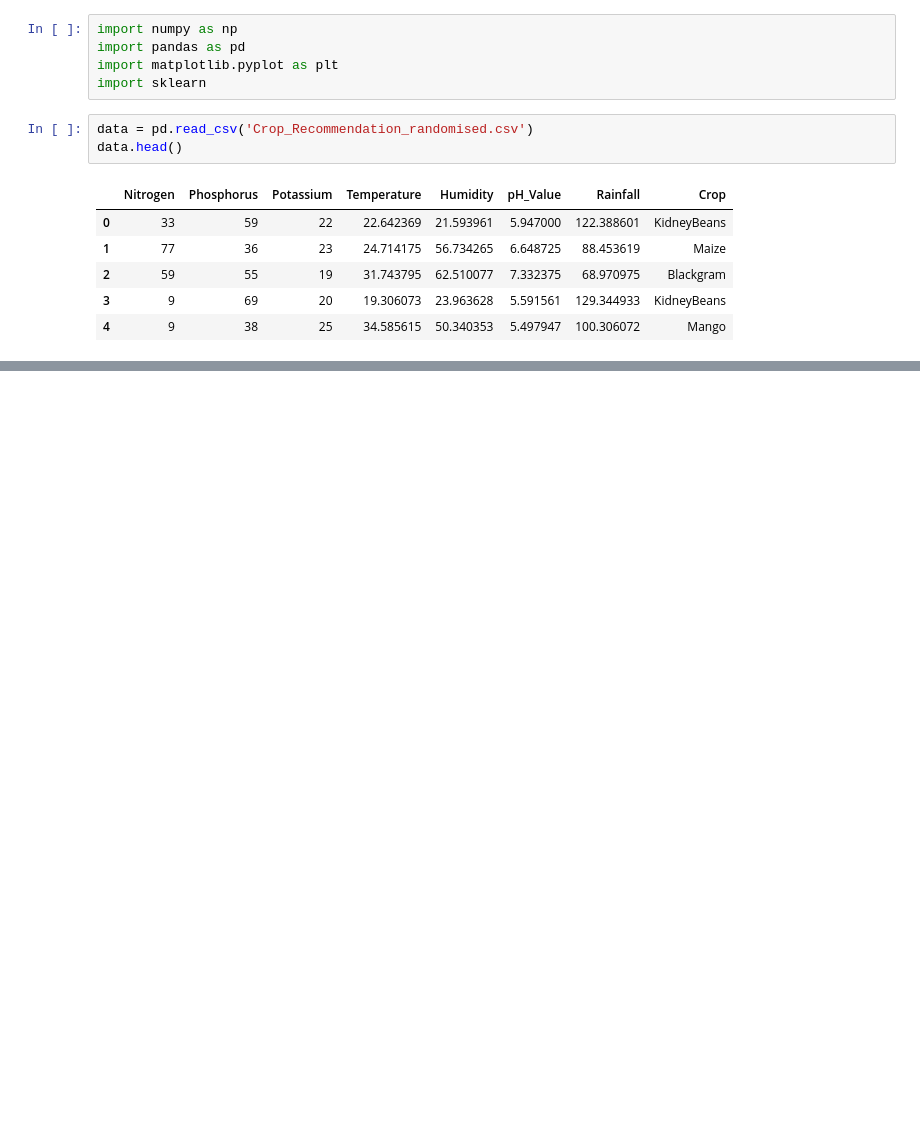
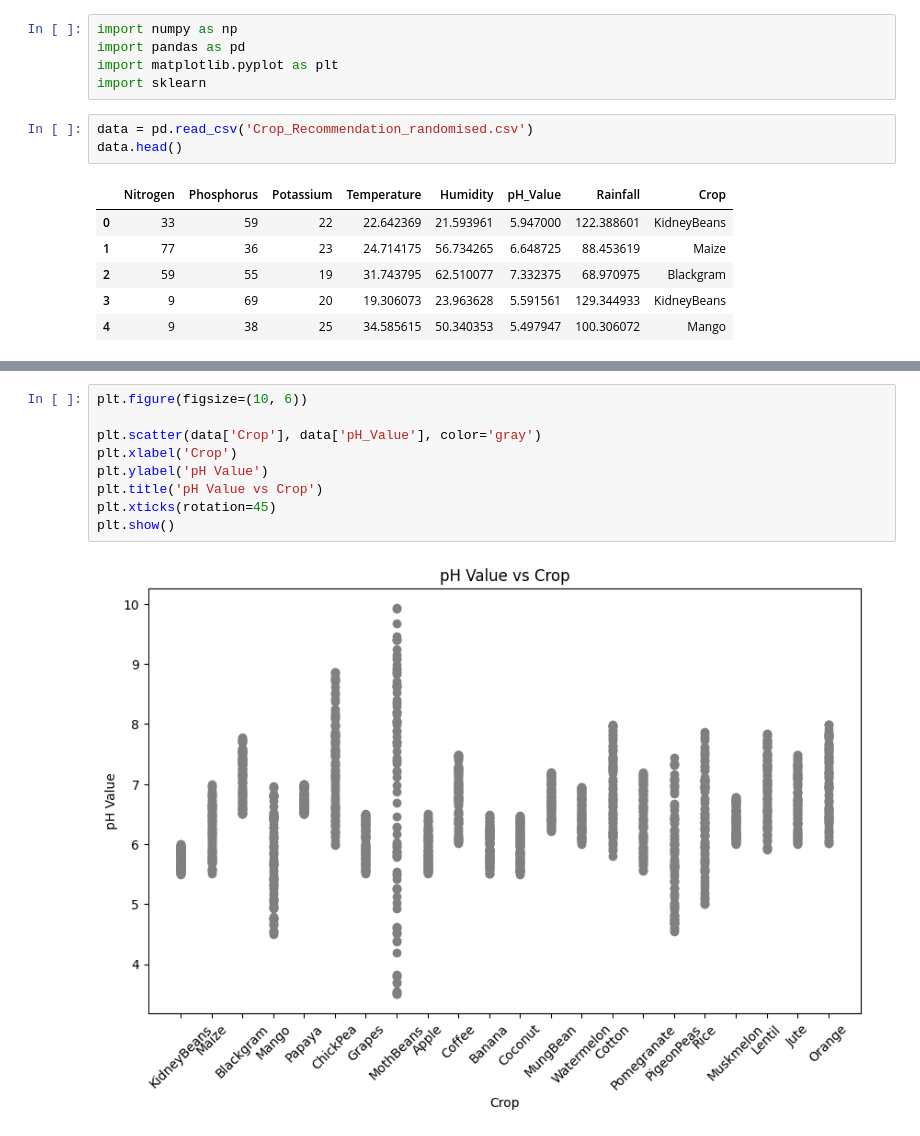
Before and after one commit to Mark-Kitur/crop_recomendation, a Jupyter notebook: KN.ipynb, the cells around one changed output, grey strips where cells are left out. Saved outputs shown, nothing was run; the diff lists cells and outputs as text; blank space fills up the shorter version.

```diff
--- a/KN.ipynb
+++ b/KN.ipynb
@@ -77,0 +29,11 @@ knn
+# %%
+plt.figure(figsize=(10, 6))
+
+plt.scatter(data['Crop'], data['pH_Value'], color='gray')
+plt.xlabel('Crop')
+plt.ylabel('pH Value')
+plt.title('pH Value vs Crop')
+plt.xticks(rotation=45)
+plt.show()
+# %% [output]
+[figure, added]
```
Also changed, not shown: parts of 17 cells of this notebook.
